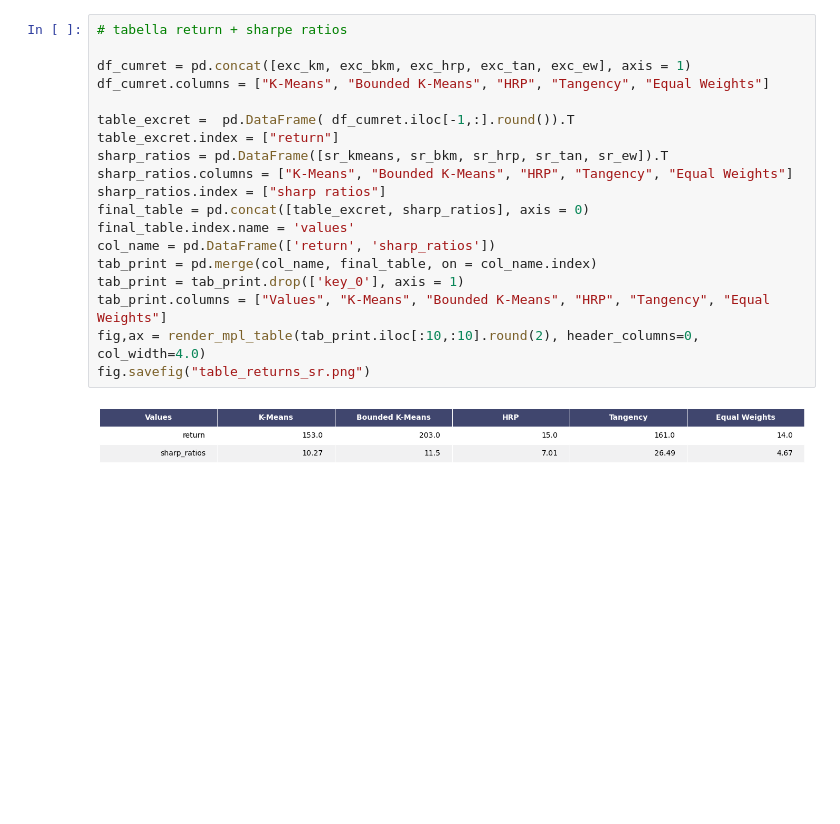
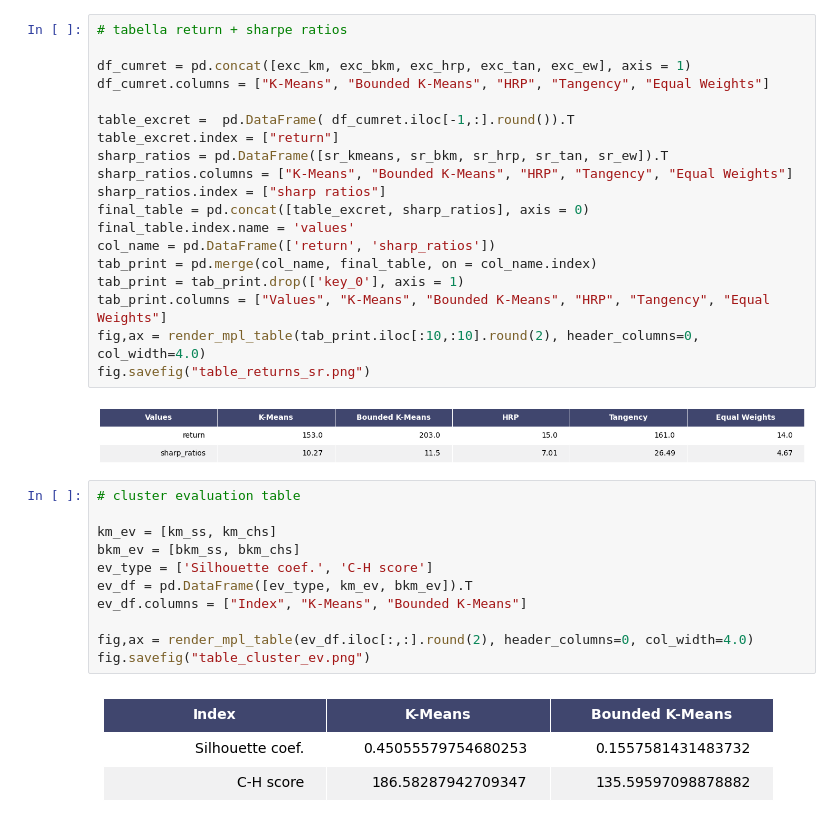
Before and after one commit to GiadaV/PROGETTO-PYTHON, a Jupyter notebook: progetto_finance.ipynb, the cells around one changed output. Drawn from its saved outputs; the diff is of its cells as text; blank space fills up the shorter version.

```diff
--- a/progetto_finance.ipynb
+++ b/progetto_finance.ipynb
@@ -960,3 +957,16 @@ fig,ax = render_mpl_table(tab_print.iloc[:10,:10].round(2), header_columns=0, co
 fig.savefig("table_returns_sr.png")
 # %% [output]
 [figure]
+# %%
+# cluster evaluation table
+
+km_ev = [km_ss, km_chs]
+bkm_ev = [bkm_ss, bkm_chs]
+ev_type = ['Silhouette coef.', 'C-H score']
+ev_df = pd.DataFrame([ev_type, km_ev, bkm_ev]).T
+ev_df.columns = ["Index", "K-Means", "Bounded K-Means"]
+
+fig,ax = render_mpl_table(ev_df.iloc[:,:].round(2), header_columns=0, col_width=4.0)
+fig.savefig("table_cluster_ev.png")
+# %% [output]
+[figure, added]
```
Also changed, not shown: parts of 3 cells of this notebook.
